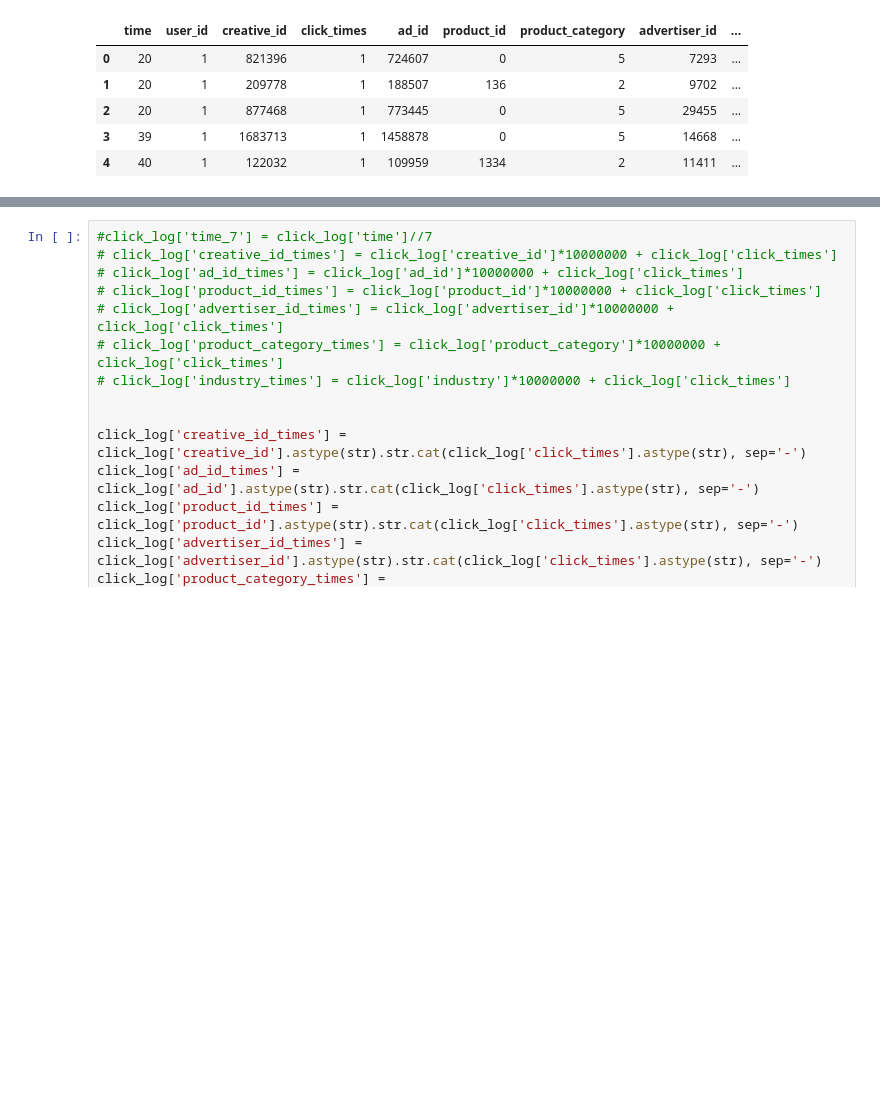
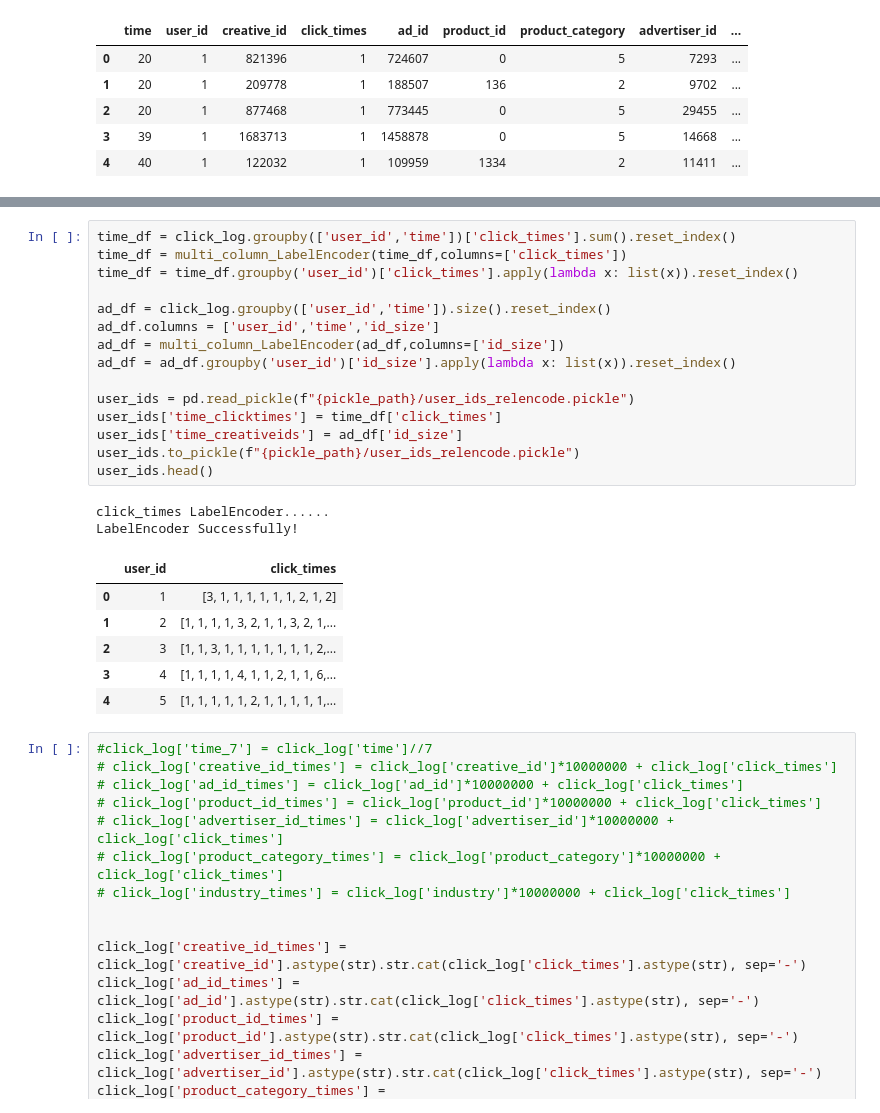
Before and after one commit to lhtlht/tencent2020, a Jupyter notebook: notebook/1_user_list.ipynb, the cells around one changed output, grey strips where cells are left out. Saved outputs shown, nothing was run; the diff lists cells and outputs as text; blank space fills up the shorter version.

```diff
--- a/notebook/1_user_list.ipynb
+++ b/notebook/1_user_list.ipynb
@@ -43,3 +203,27 @@ time_df = click_log.groupby([''])
+# %%
+time_df = click_log.groupby(['user_id','time'])['click_times'].sum().reset_index()
+time_df = multi_column_LabelEncoder(time_df,columns=['click_times'])
+time_df = time_df.groupby('user_id')['click_times'].apply(lambda x: list(x)).reset_index()
+
+ad_df = click_log.groupby(['user_id','time']).size().reset_index()
+ad_df.columns = ['user_id','time','id_size']
+ad_df = multi_column_LabelEncoder(ad_df,columns=['id_size'])
+ad_df = ad_df.groupby('user_id')['id_size'].apply(lambda x: list(x)).reset_index()
+
+user_ids = pd.read_pickle(f"{pickle_path}/user_ids_relencode.pickle")
+user_ids['time_clicktimes'] = time_df['click_times']
+user_ids['time_creativeids'] = ad_df['id_size']
+user_ids.to_pickle(f"{pickle_path}/user_ids_relencode.pickle")
+user_ids.head()
+# %% [output]
+click_times LabelEncoder......
+LabelEncoder Successfully!
+|  | user_id | click_times |
+| 0 | 1 | [3, 1, 1, 1, 1, 1, 1, 2, 1, 2] |
+| 1 | 2 | [1, 1, 1, 1, 3, 2, 1, 1, 3, 2, 1,... |
+| 2 | 3 | [1, 1, 3, 1, 1, 1, 1, 1, 1, 1, 2,... |
+| 3 | 4 | [1, 1, 1, 1, 4, 1, 1, 2, 1, 1, 6,... |
+| 4 | 5 | [1, 1, 1, 1, 1, 2, 1, 1, 1, 1, 1,... |
 # %%
 #click_log['time_7'] = click_log['time']//7
 # click_log['creative_id_times'] = click_log['creative_id']*10000000 + click_log['click_times']
```
Also changed, not shown: parts of 10 cells of this notebook, 4 other files.
